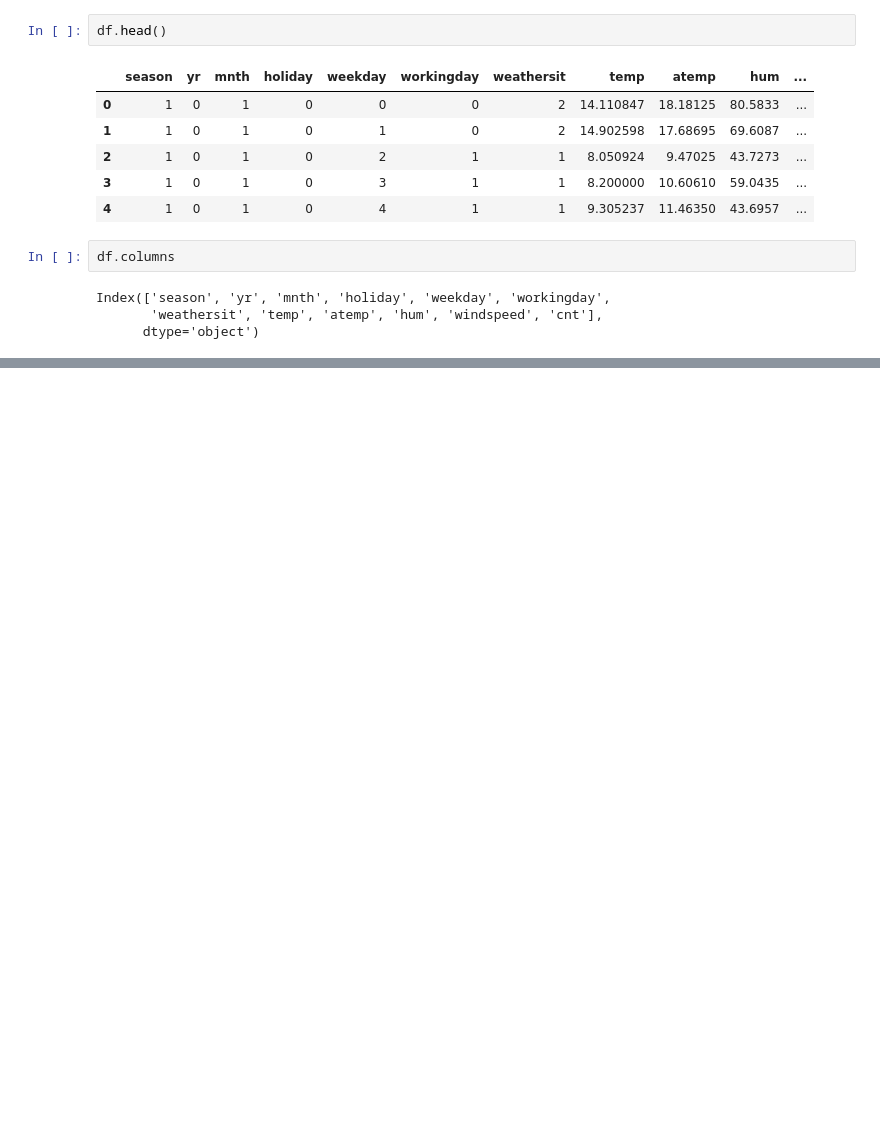
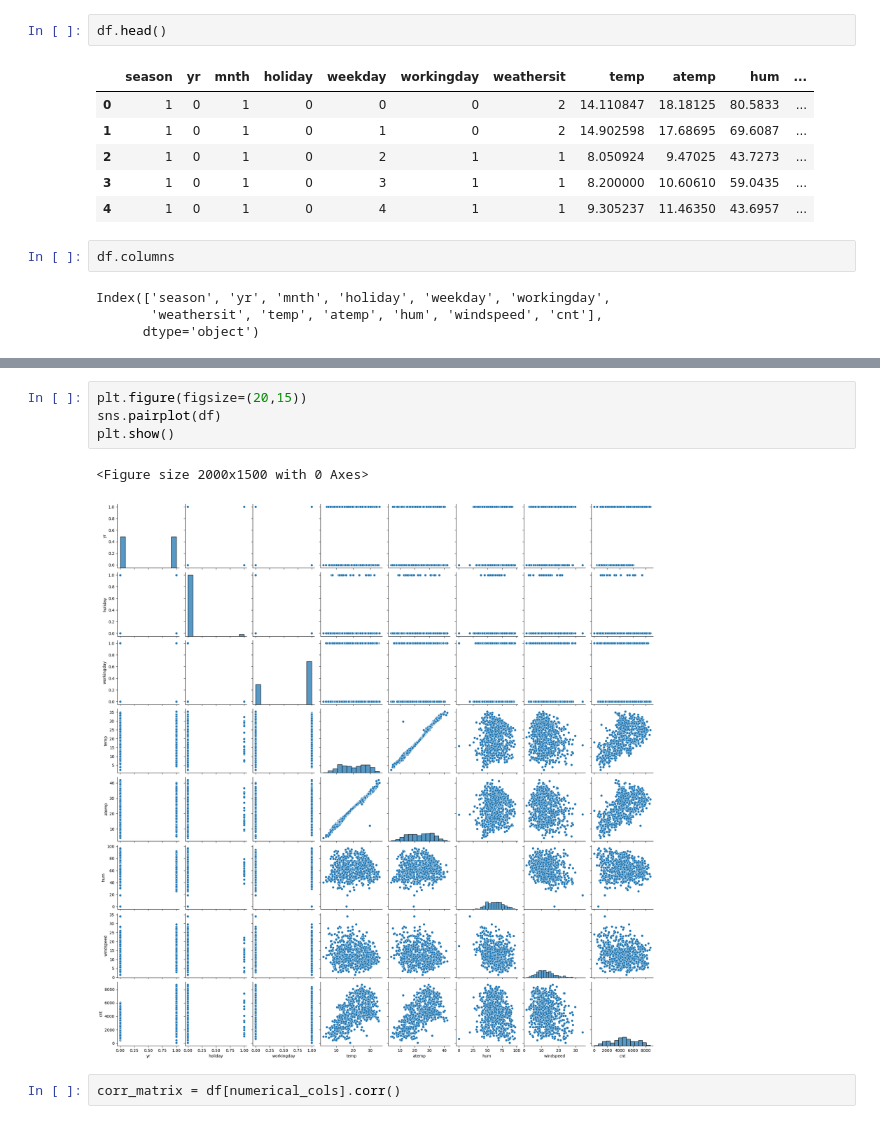
Before and after one commit to AnkitSalian/BikeSharingCaseStudy, a Jupyter notebook: BikeSharing.ipynb, the cells around one changed output, grey strips where cells are left out. Drawn from its saved outputs; the diff is of its cells as text; blank space fills up the shorter version.

```diff
--- a/BikeSharing.ipynb
+++ b/BikeSharing.ipynb
@@ -263,0 +276,9 @@ df.head()
+# %%
+plt.figure(figsize=(20,15))
+sns.pairplot(df)
+plt.show()
+# %% [output]
+<Figure size 2000x1500 with 0 Axes>
+[figure, added]
+# %%
+corr_matrix = df[numerical_cols].corr()
```
Also changed, not shown: parts of 41 cells of this notebook.
